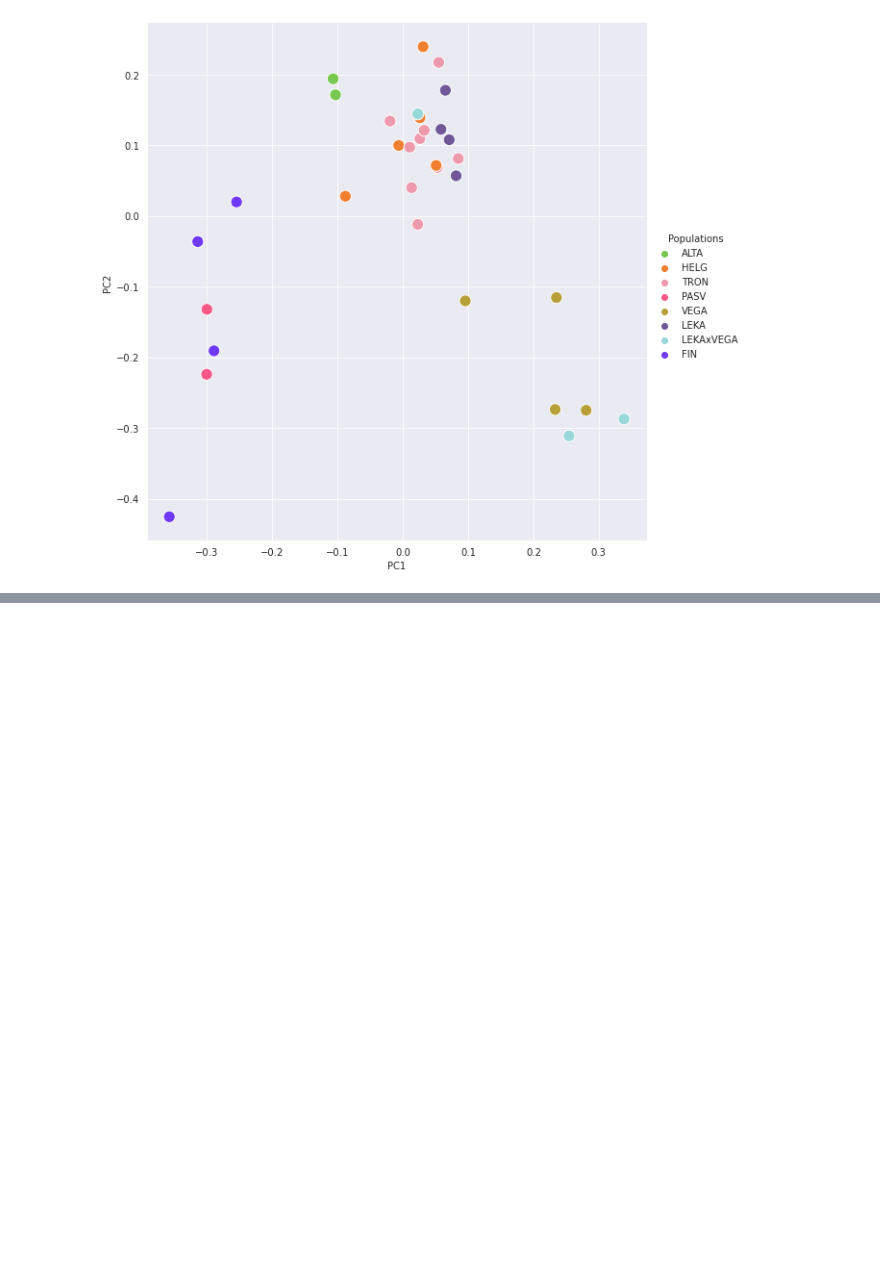
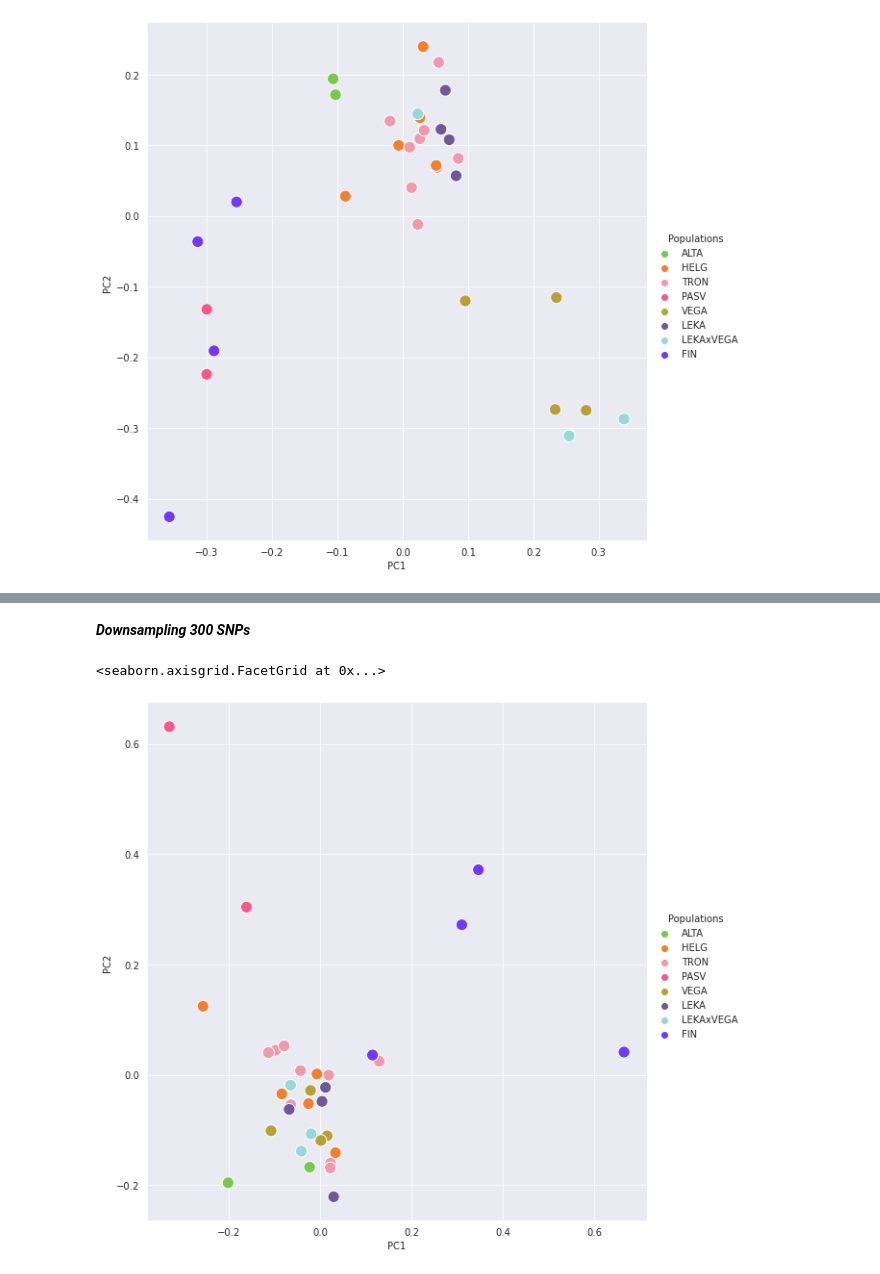
Before and after one commit to gdaviduu/House-Sparrow-Genome-Analysis, a Jupyter notebook: Plotting_PCA_for_Downsampled_SNPs.ipynb, the cells around one changed output, grey strips where cells are left out. Drawn from its saved outputs; the diff is of its cells as text; code cells hidden in the pictures; blank space fills up the shorter version.

```diff
--- a/Plotting_PCA_for_Downsampled_SNPs.ipynb
+++ b/Plotting_PCA_for_Downsampled_SNPs.ipynb
@@ -123,0 +276,2 @@ sns.relplot(x="PC1", y="PC2", data=merged2, hue="Populations", palette=colours,
+# %% [markdown]
+***Downsampling 300 SNPs***
@@ -123,0 +280,46 @@ sns.relplot(x="PC1", y="PC2", data=merged2, hue="Populations", palette=colours,
+# %%
+df = pd.read_csv("geno_plink_filter300.csv", header = None)
+hs = pd.read_csv("HS.sample.csv")
+
+
+pcomp = df.drop([0,1], axis=1)
+# %%
+merged = pd.concat([pcomp, hs], axis=1)
+# %%
+merged['popinfo']
+PC1 = merged.iloc[:, 2]
+PC2 = merged.iloc[:, 3]
+
+
+merged_n = merged.rename(columns={2: 'PC1'})
+merged_new = merged_n.rename(columns={3: 'PC2'})
+
+merged2 =  merged_new.rename(columns={'popinfo': 'Populations'})
+# %%
+import seaborn as sns
+import pandas as pd
+import numpy as np
+import matplotlib.pyplot as plt
+
+
+# Set theme
+sns.set_style('darkgrid')
+
+colours = ['#78C850',  # Grass
+                    '#F08030',  # Fire
+                    '#EE99AC',  # Fairy
+                    '#F85888',  # Psychic
+                    '#B8A038',  # Rock
+                    '#705898',  # Ghost
+                    '#98D8D8',  # Ice
+                    '#7038F8',  # Dragon
+                   ]
+# %%
+from matplotlib import pyplot
+import seaborn
+
+
+sns.relplot(x="PC1", y="PC2", data=merged2, hue="Populations", palette=colours, s=(150),height=8, aspect=1)
+# %% [output]
+<seaborn.axisgrid.FacetGrid at 0x...>
+[figure, added]
```
Also changed, not shown: parts of 30 cells of this notebook.
